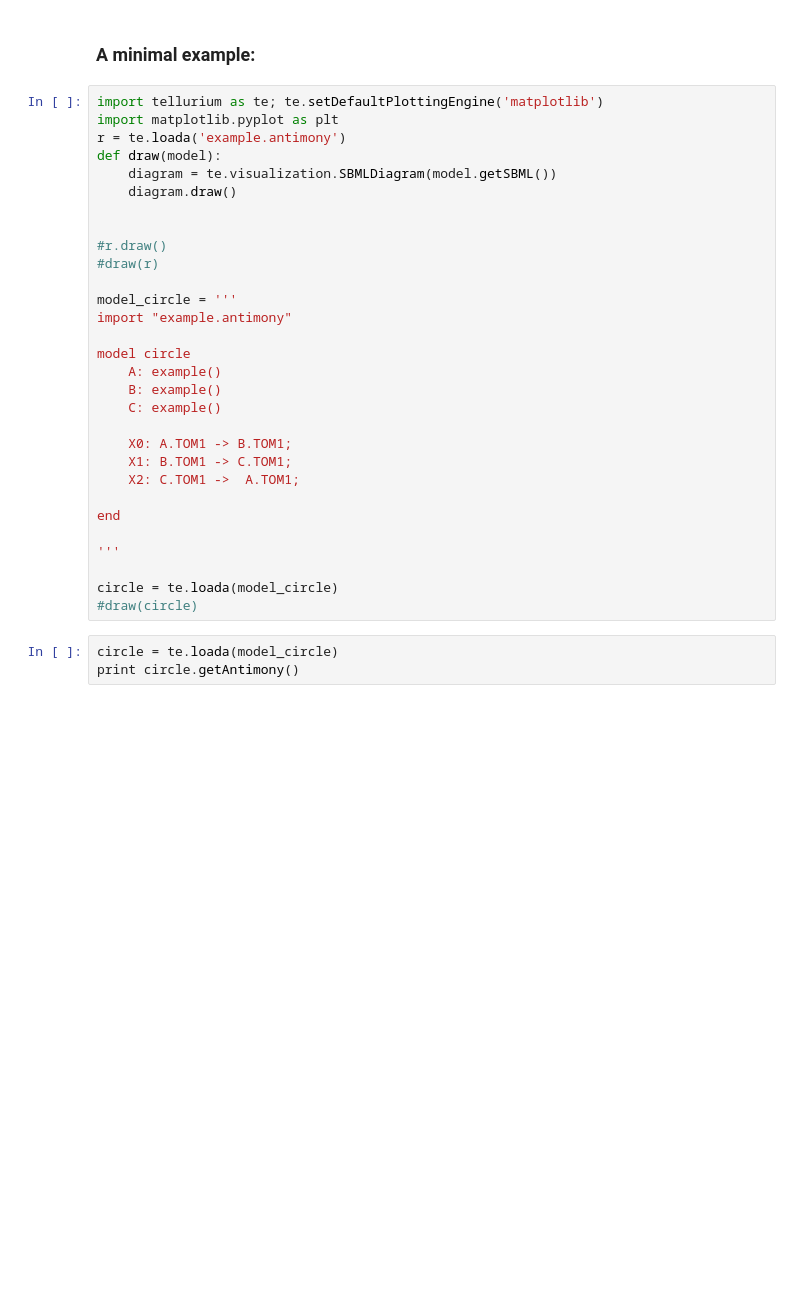
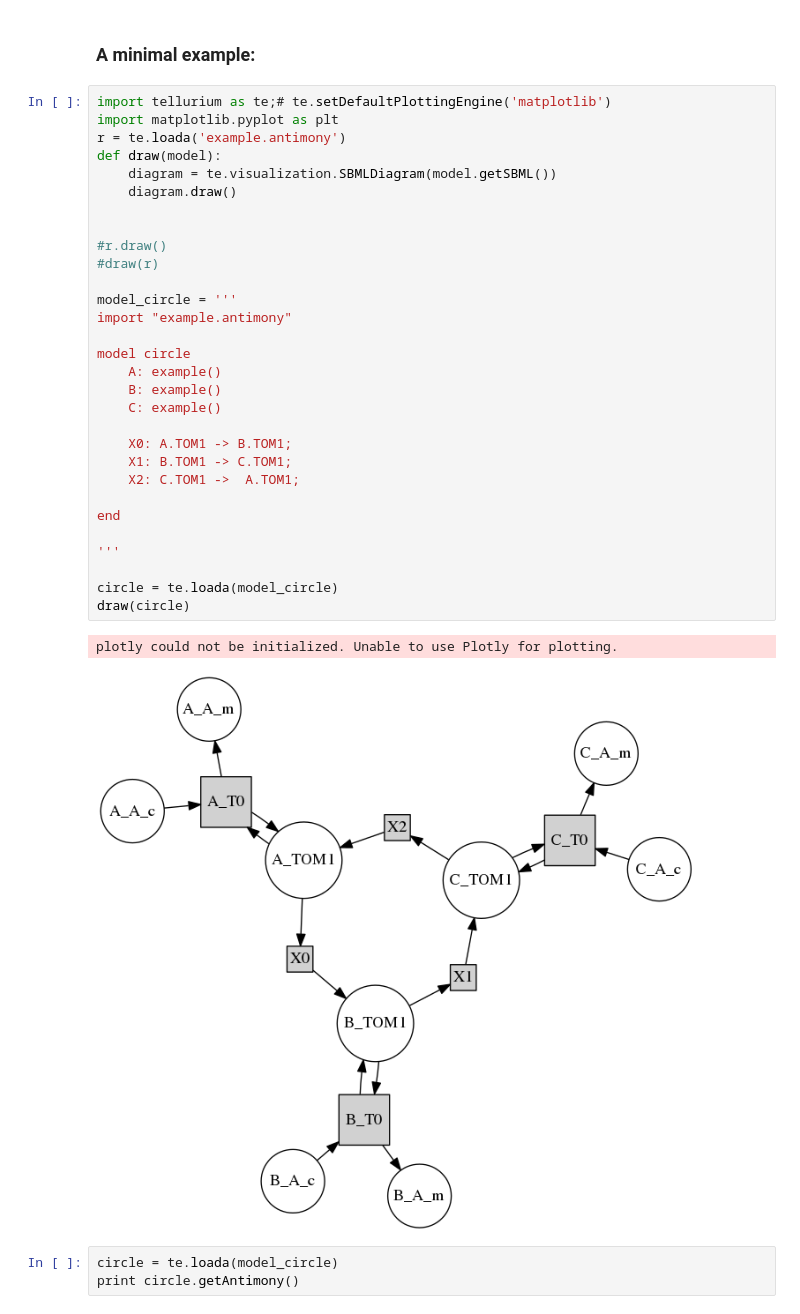
Before and after one commit to bayersin/fachkurs_bachelor, a Jupyter notebook: tellurium/tellurium_introduction_part2.ipynb, the cells around one changed output. Saved outputs shown, nothing was run; the diff lists cells and outputs as text; blank space fills up the shorter version.

```diff
--- a/tellurium/tellurium_introduction_part2.ipynb
+++ b/tellurium/tellurium_introduction_part2.ipynb
@@ -5,35 +5,38 @@
 # %% [markdown]
 ### A minimal example:
 # %%
-import tellurium as te; te.setDefaultPlottingEngine('matplotlib')
+import tellurium as te;# te.setDefaultPlottingEngine('matplotlib')
 import matplotlib.pyplot as plt
 r = te.loada('example.antimony')
 def draw(model):
     diagram = te.visualization.SBMLDiagram(model.getSBML())
     diagram.draw()
 
 
 #r.draw()
 #draw(r)
 
 model_circle = '''
 import "example.antimony"
 
 model circle
     A: example()
     B: example()
     C: example()
 
     X0: A.TOM1 -> B.TOM1;
     X1: B.TOM1 -> C.TOM1;
     X2: C.TOM1 ->  A.TOM1;
 
 end
 
 '''
 
 circle = te.loada(model_circle)
-#draw(circle)
+draw(circle)
+# %% [output]
+plotly could not be initialized. Unable to use Plotly for plotting.
+[figure, added]
 # %%
 circle = te.loada(model_circle)
 print circle.getAntimony()
```
Also changed, not shown: 4 other files.
